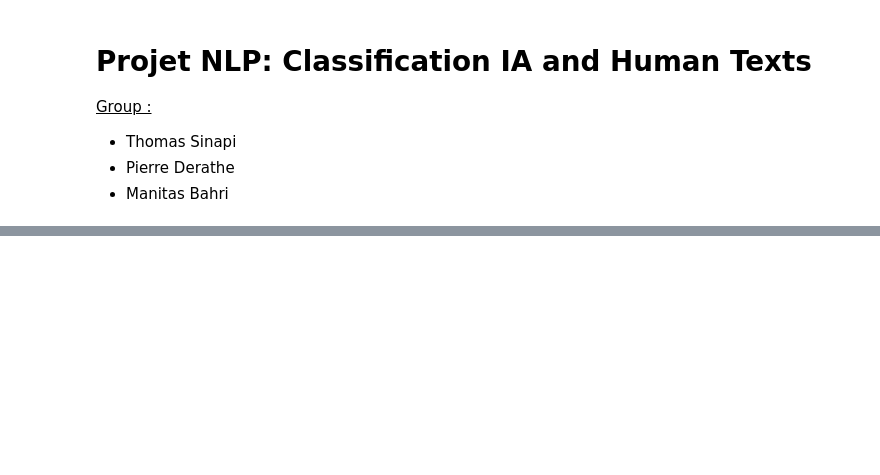
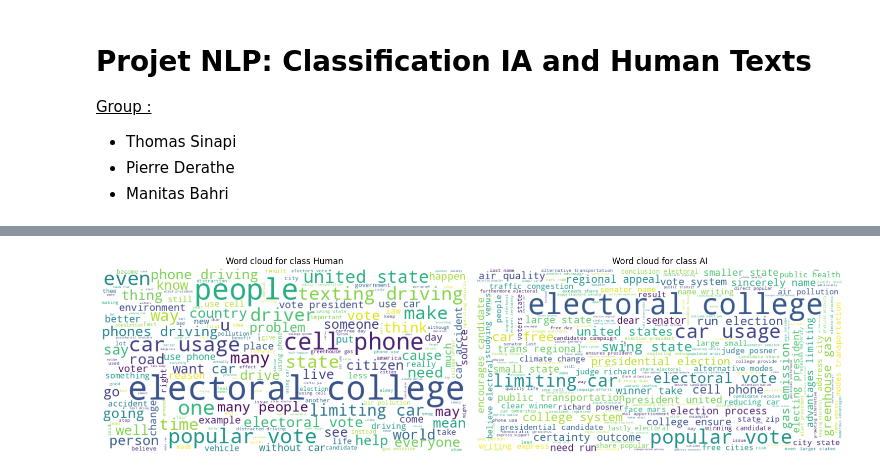
Before and after one commit to B-Manitas/NLP-AI-Human, a Jupyter notebook: main.ipynb, the cells around one changed output, grey strips where cells are left out. Cells and saved outputs as stored; diff of their text form; code cells hidden in the pictures; blank space fills up the shorter version.

```diff
--- a/main.ipynb
+++ b/main.ipynb
@@ -108,2 +55,0 @@ X = remove_stopwords(X)
-# %%
-X_train, X_test, y_train, y_test = train_test_split(X, y, test_size=0.5, random_state=42)
@@ -290,0 +93,19 @@ Min Count: 9 - Cross Validation Accuracy: 0.961 - Test Accuracy: 0.968
+# %%
+tokenizer = RegexpTokenizer(r'\w+')
+
+# Tokenize the X_train
+X_train_tok = X_train.map(lambda x: tokenizer.tokenize(x.lower()))
+X_train_tok = remove_stopwords(X_train_tok)
+
+# Tokenize the X_test
+X_test_tok = X_test.map(lambda x: tokenizer.tokenize(x.lower()))
+X_test_tok = remove_stopwords(X_test_tok)
+
+# Tokenize the X_val
+X_val_tok = X_val.map(lambda x: tokenizer.tokenize(x.lower()))
+X_val_tok = remove_stopwords(X_val_tok)
+# %%
+# Clean data
+X_train_clean = X_train_tok.str.join(" ")
+X_test_clean = X_test_tok.str.join(" ")
+X_val_clean = X_val_tok.str.join(" ")
@@ -290,0 +207,24 @@ Min Count: 9 - Cross Validation Accuracy: 0.961 - Test Accuracy: 0.968
+# %%
+class_0_text = " ".join(X_train_clean[y_train == 0])
+class_1_text = " ".join(X_train_clean[y_train == 1])
+
+plt.figure(figsize=(15, 7))
+
+# Word cloud for the class Human
+plt.subplot(1, 2, 1)
+wordcloud_0 = WordCloud(width=800, height=400, background_color="white").generate(class_0_text)
+plt.imshow(wordcloud_0, interpolation="bilinear")
+plt.title("Word cloud for class Human")
+plt.axis("off")
+
+# Word cloud for the class AI
+plt.subplot(1, 2, 2)
+wordcloud_1 = WordCloud(width=800, height=400, background_color="white").generate(class_1_text)
+plt.imshow(wordcloud_1, interpolation="bilinear")
+plt.title("Word cloud for class AI")
+plt.axis("off")
+
+plt.tight_layout()
+plt.show()
+# %% [output]
+[figure, added]
```
Also changed, not shown: parts of 82 cells of this notebook.
